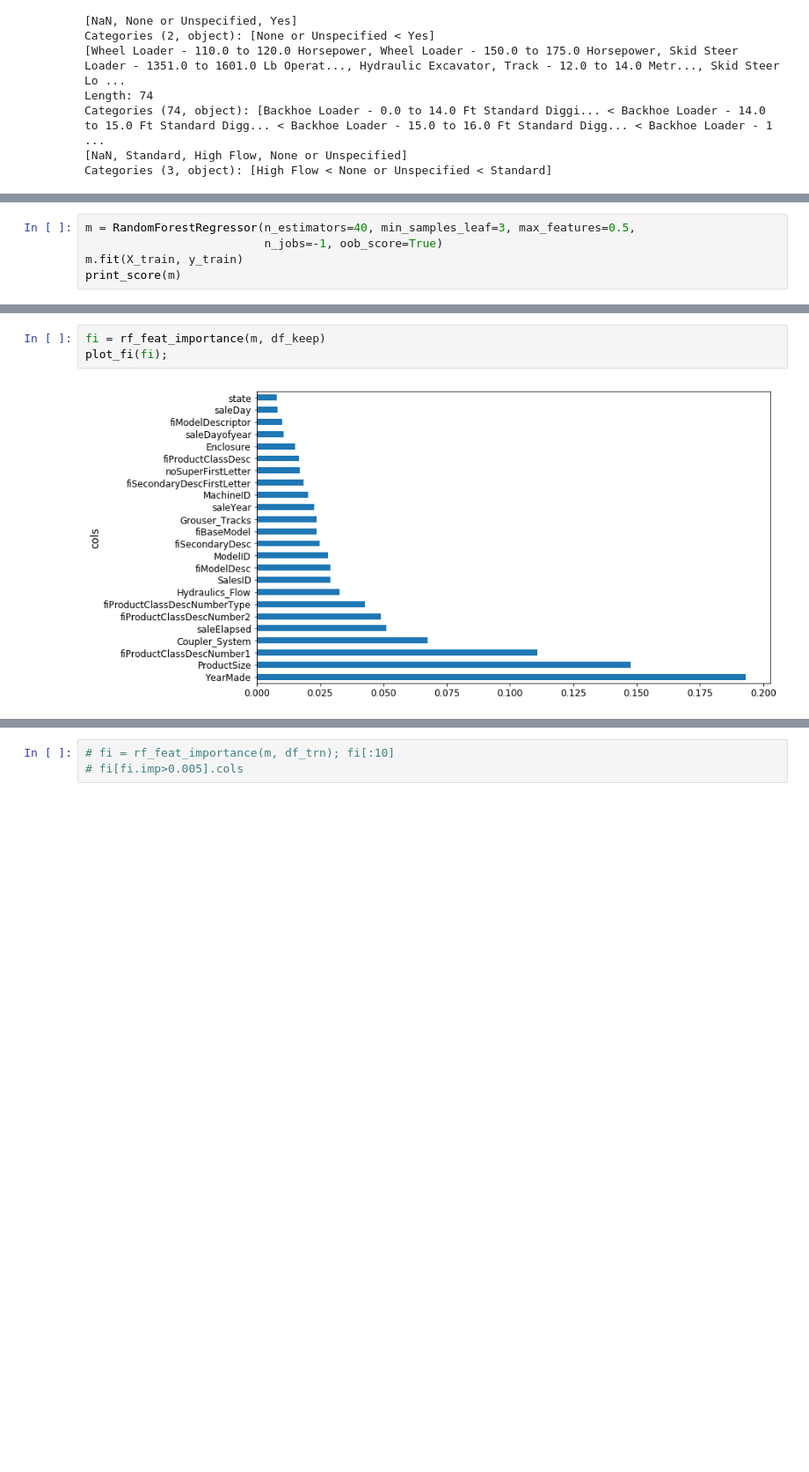
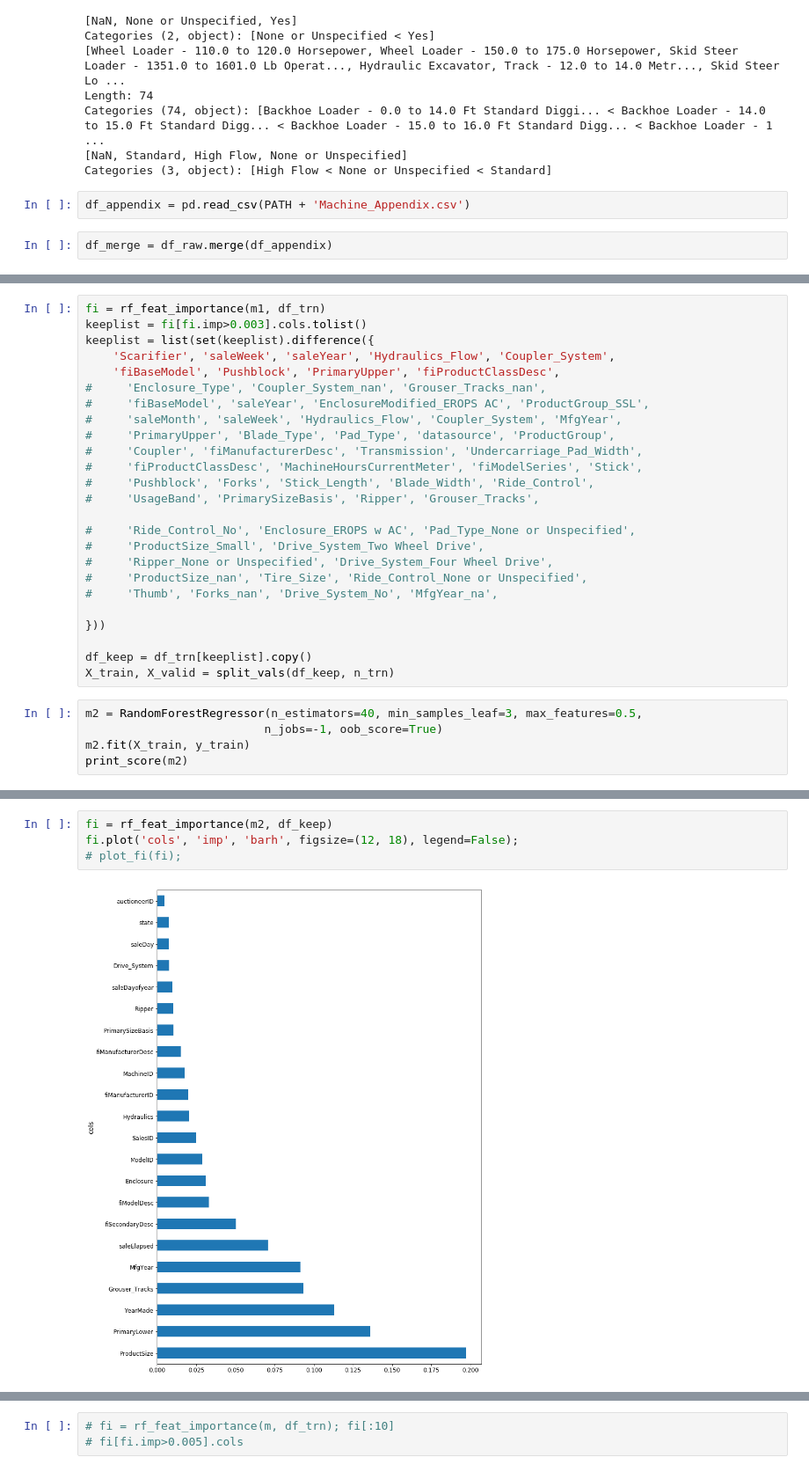
Before and after one commit to davidkobilnyk/fastai, a Jupyter notebook: courses/ml1/lesson2-rf_interpretation.ipynb, the cells around one changed output, grey strips where cells are left out. Shown at 88% size. Saved outputs shown, nothing was run; the diff lists cells and outputs as text; blank space fills up the shorter version.

```diff
--- a/courses/ml1/lesson2-rf_interpretation.ipynb
+++ b/courses/ml1/lesson2-rf_interpretation.ipynb
@@ -236,3 +236,7 @@ Length: 74
 Categories (74, object): [Backhoe Loader - 0.0 to 14.0 Ft Standard Diggi... < Backhoe Loader - 14.0 to 15.0 Ft Standard Digg... < Backhoe Loader - 15.0 to 16.0 Ft Standard Digg... < Backhoe Loader - 1 ...
 [NaN, Standard, High Flow, None or Unspecified]
 Categories (3, object): [High Flow < None or Unspecified < Standard]
+# %%
+df_appendix = pd.read_csv(PATH + 'Machine_Appendix.csv')
+# %%
+df_merge = df_raw.merge(df_appendix)
@@ -302,6 +376,31 @@ X_train, X_valid = split_vals(df_keep, n_trn)
+# %%
+fi = rf_feat_importance(m1, df_trn)
+keeplist = fi[fi.imp>0.003].cols.tolist()
+keeplist = list(set(keeplist).difference({
+    'Scarifier', 'saleWeek', 'saleYear', 'Hydraulics_Flow', 'Coupler_System',
+    'fiBaseModel', 'Pushblock', 'PrimaryUpper', 'fiProductClassDesc',
+#     'Enclosure_Type', 'Coupler_System_nan', 'Grouser_Tracks_nan',
+#     'fiBaseModel', 'saleYear', 'EnclosureModified_EROPS AC', 'ProductGroup_SSL',
+#     'saleMonth', 'saleWeek', 'Hydraulics_Flow', 'Coupler_System', 'MfgYear',
+#     'PrimaryUpper', 'Blade_Type', 'Pad_Type', 'datasource', 'ProductGroup',
+#     'Coupler', 'fiManufacturerDesc', 'Transmission', 'Undercarriage_Pad_Width',
+#     'fiProductClassDesc', 'MachineHoursCurrentMeter', 'fiModelSeries', 'Stick',
+#     'Pushblock', 'Forks', 'Stick_Length', 'Blade_Width', 'Ride_Control',
+#     'UsageBand', 'PrimarySizeBasis', 'Ripper', 'Grouser_Tracks',
+
+#     'Ride_Control_No', 'Enclosure_EROPS w AC', 'Pad_Type_None or Unspecified',
+#     'ProductSize_Small', 'Drive_System_Two Wheel Drive',
+#     'Ripper_None or Unspecified', 'Drive_System_Four Wheel Drive',
+#     'ProductSize_nan', 'Tire_Size', 'Ride_Control_None or Unspecified',
+#     'Thumb', 'Forks_nan', 'Drive_System_No', 'MfgYear_na',
+
+}))
+
+df_keep = df_trn[keeplist].copy()
+X_train, X_valid = split_vals(df_keep, n_trn)
 # %%
-m = RandomForestRegressor(n_estimators=40, min_samples_leaf=3, max_features=0.5,
+m2 = RandomForestRegressor(n_estimators=40, min_samples_leaf=3, max_features=0.5,
                           n_jobs=-1, oob_score=True)
-m.fit(X_train, y_train)
-print_score(m)
+m2.fit(X_train, y_train)
+print_score(m2)
 # %% [output]
@@ -309,5 +410,6 @@ print_score(m)
 # %%
-fi = rf_feat_importance(m, df_keep)
-plot_fi(fi);
+fi = rf_feat_importance(m2, df_keep)
+fi.plot('cols', 'imp', 'barh', figsize=(12, 18), legend=False);
+# plot_fi(fi);
 # %% [output]
-[figure, old version]
+[figure, new version]
```
Also changed, not shown: parts of 24 cells of this notebook.
